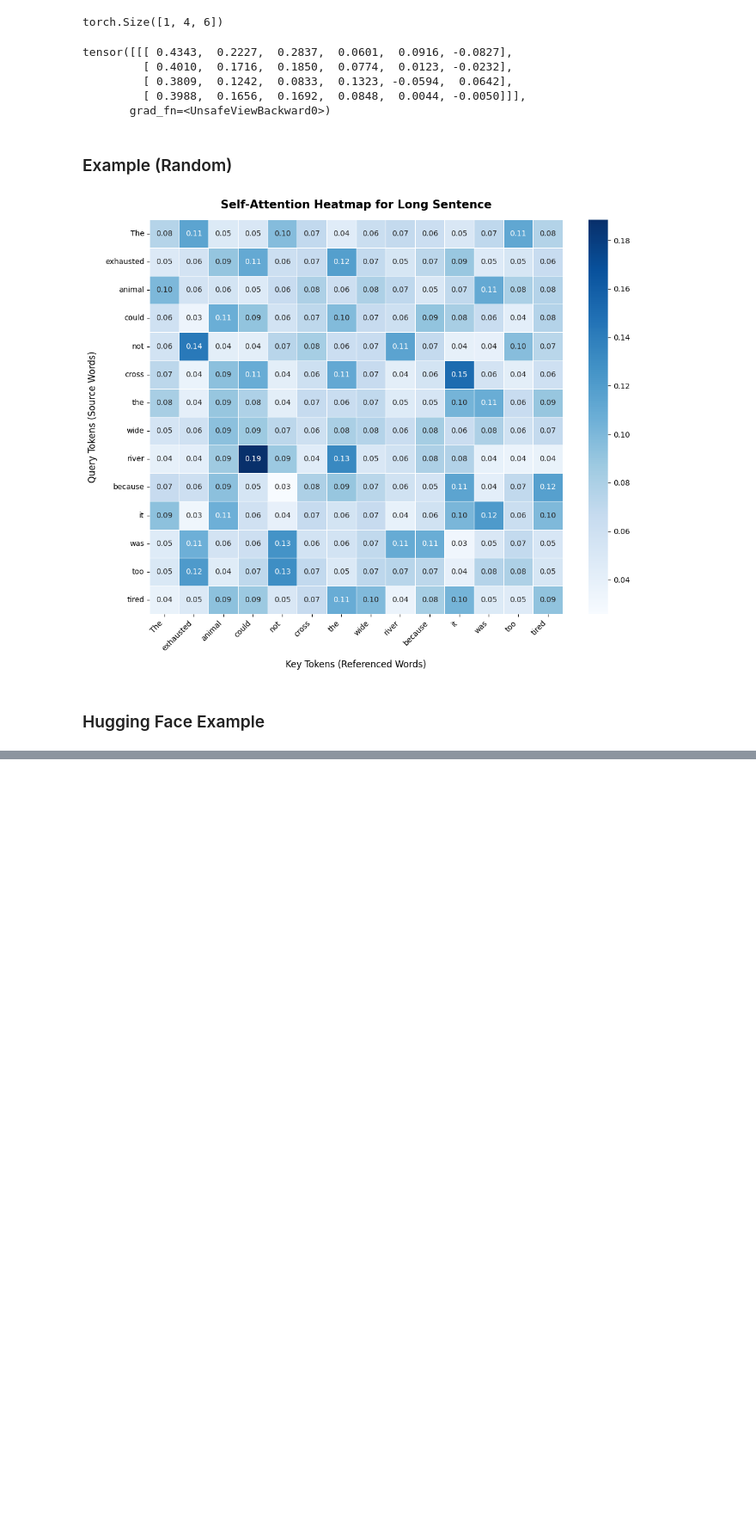
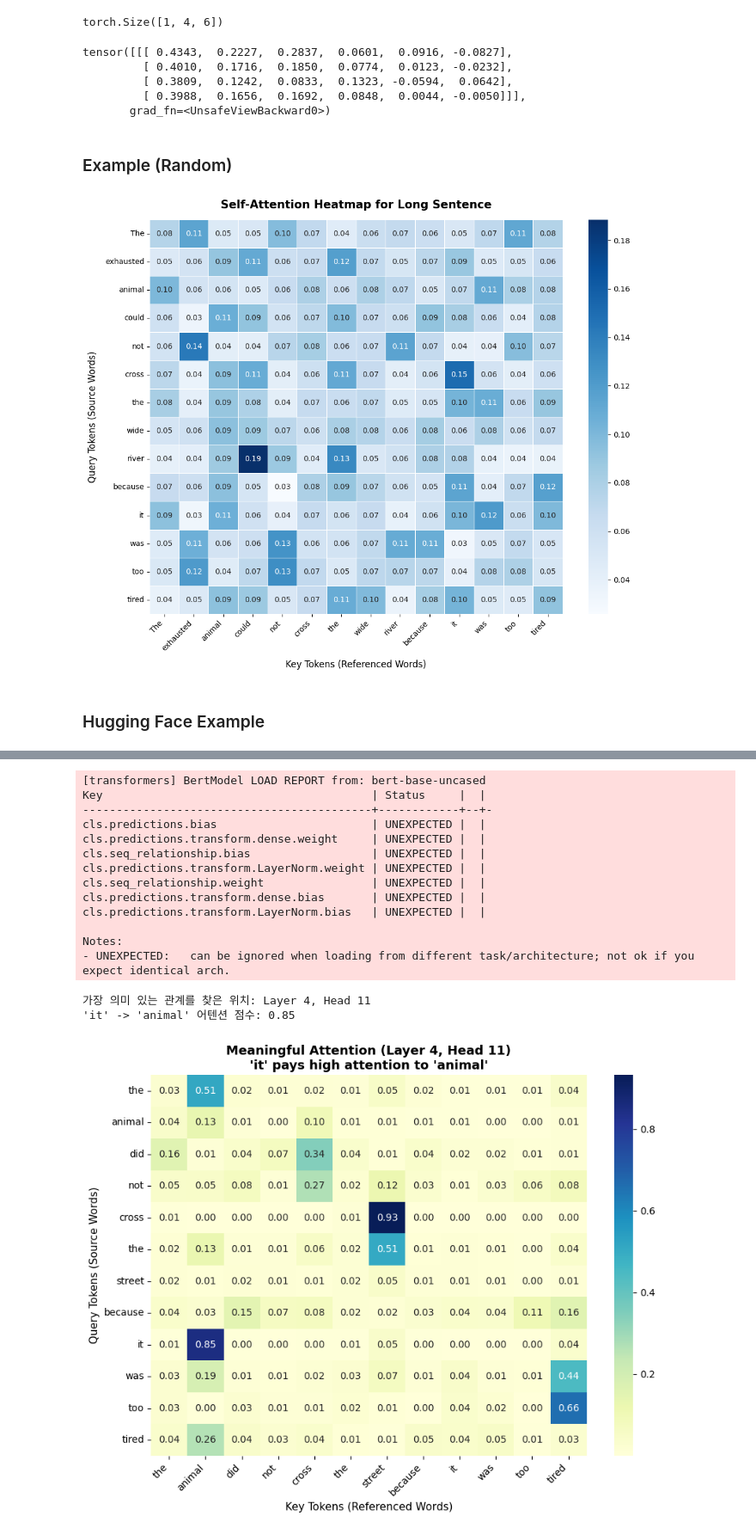
Before and after one commit to ancestor9/2026_Fall_AI-Workflow, a Jupyter notebook: appendix/Attension_mechanism.ipynb, the cells around one changed output, grey strips where cells are left out. Shown at 86% size. Cells and saved outputs as stored; diff of their text form; code cells hidden in the pictures; blank space fills up the shorter version.

```diff
--- a/appendix/Attension_mechanism.ipynb
+++ b/appendix/Attension_mechanism.ipynb
@@ -269,0 +270,78 @@ Notes:
+# %%
+import torch
+from transformers import AutoTokenizer, AutoModel
+import matplotlib.pyplot as plt
+import seaborn as sns
+
+# 1. 모델 및 토크나이저 로드
+model_name = "bert-base-uncased"
+tokenizer = AutoTokenizer.from_pretrained(model_name)
+model = AutoModel.from_pretrained(model_name, output_attentions=True)
+
+# 2. 명확한 관계가 있는 명료한 예제 문장
+sentence = "The animal did not cross the street because it was too tired"
+inputs = tokenizer(sentence, return_tensors="pt")
+raw_tokens = tokenizer.convert_ids_to_tokens(inputs["input_ids"][0])
+
+# 3. 모델 실행
+with torch.no_grad():
+    outputs = model(**inputs)
+    # attentions shape: (12, 1, 12, seq_len, seq_len) -> (Layer 12개, Batch, Head 12개, 길이, 길이)
+    attentions = outputs.attentions
+
+# [CLS], [SEP] 제외 토큰 리스트
+tokens = raw_tokens[1:-1]
+it_idx = tokens.index("it")
+animal_idx = tokens.index("animal")
+
+# 4. 'it'이 'animal'을 가장 강하게 바라보는 (Layer, Head) 조합 찾아내기
+best_layer, best_head, max_score = 0, 0, 0.0
+
+for layer_idx in range(len(attentions)):
+    for head_idx in range(attentions[layer_idx].shape[1]):
+        # [CLS] 제외 슬라이싱 반영
+        attn_matrix = attentions[layer_idx][0, head_idx][1:-1, 1:-1].numpy()
+        score = attn_matrix[it_idx, animal_idx] # 'it' -> 'animal' 어텐션 점수
+        if score > max_score:
+            max_score = score
+            best_layer = layer_idx
+            best_head = head_idx
+            best_attn_matrix = attn_matrix
+
+print(f"가장 의미 있는 관계를 찾은 위치: Layer {best_layer + 1}, Head {best_head + 1}")
+print(f"'it' -> 'animal' 어텐션 점수: {max_score:.2f}")
+
+# 5. 시각화
+plt.figure(figsize=(9, 7))
+sns.heatmap(
+    best_attn_matrix,
+    xticklabels=tokens,
+    yticklabels=tokens,
+    annot=True,
+    fmt=".2f",
+    cmap="YlGnBu"
+)
+
+plt.title(f"Meaningful Attention (Layer {best_layer + 1}, Head {best_head + 1})\n'it' pays high attention to 'animal'", fontsize=13, fontweight='bold')
+plt.xlabel("Key Tokens (Referenced Words)", fontsize=11)
+plt.ylabel("Query Tokens (Source Words)", fontsize=11)
+plt.xticks(rotation=45, ha='right')
+plt.tight_layout()
+plt.show()
+# %% [output]
+[transformers] BertModel LOAD REPORT from: bert-base-uncased
+Key                                        | Status     |  |
+-------------------------------------------+------------+--+-
+cls.predictions.bias                       | UNEXPECTED |  |
+cls.predictions.transform.dense.weight     | UNEXPECTED |  |
+cls.seq_relationship.bias                  | UNEXPECTED |  |
+cls.predictions.transform.LayerNorm.weight | UNEXPECTED |  |
+cls.seq_relationship.weight                | UNEXPECTED |  |
+cls.predictions.transform.dense.bias       | UNEXPECTED |  |
+cls.predictions.transform.LayerNorm.bias   | UNEXPECTED |  |
+
+Notes:
+- UNEXPECTED:   can be ignored when loading from different task/architecture; not ok if you expect identical arch.
+가장 의미 있는 관계를 찾은 위치: Layer 4, Head 11
+'it' -> 'animal' 어텐션 점수: 0.85
+[figure, added]
```
Also changed, not shown: parts of 1 cell of this notebook.
